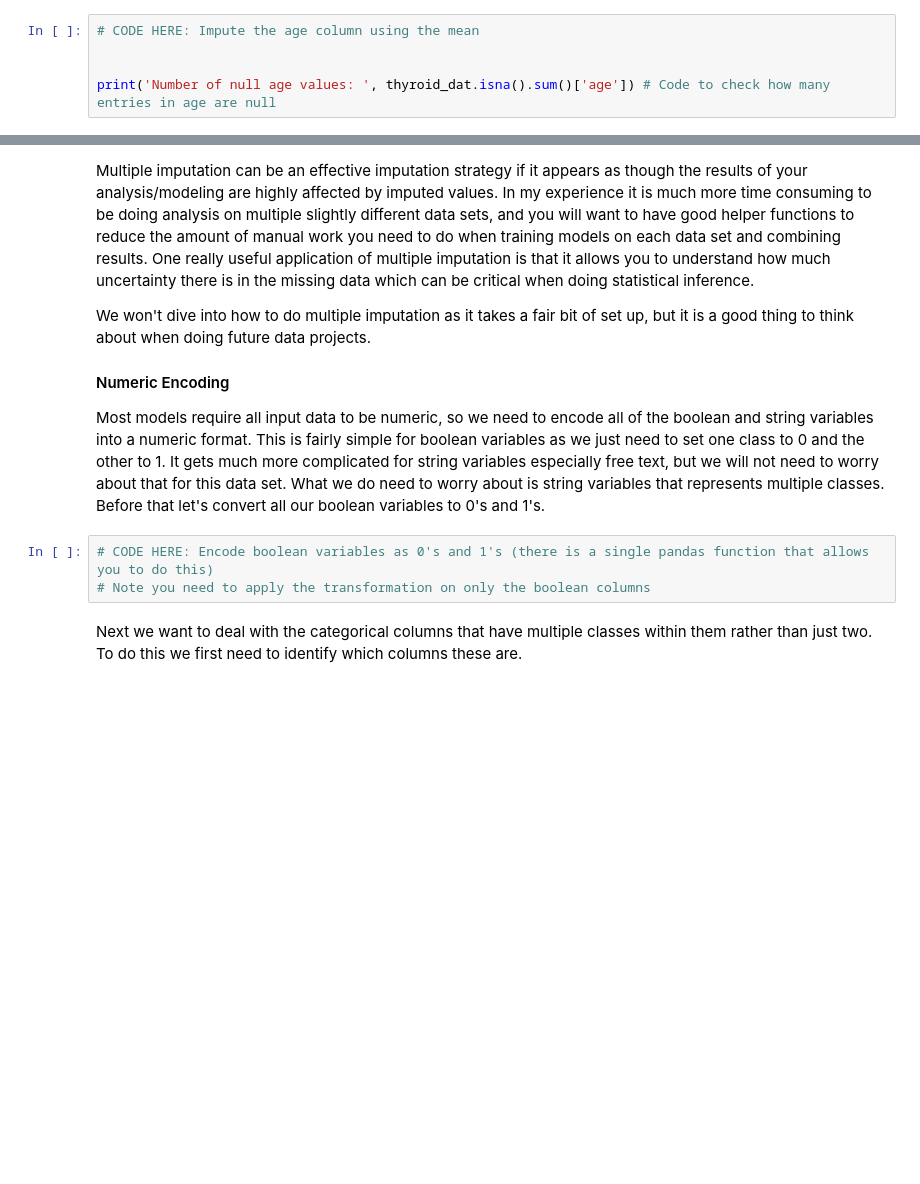
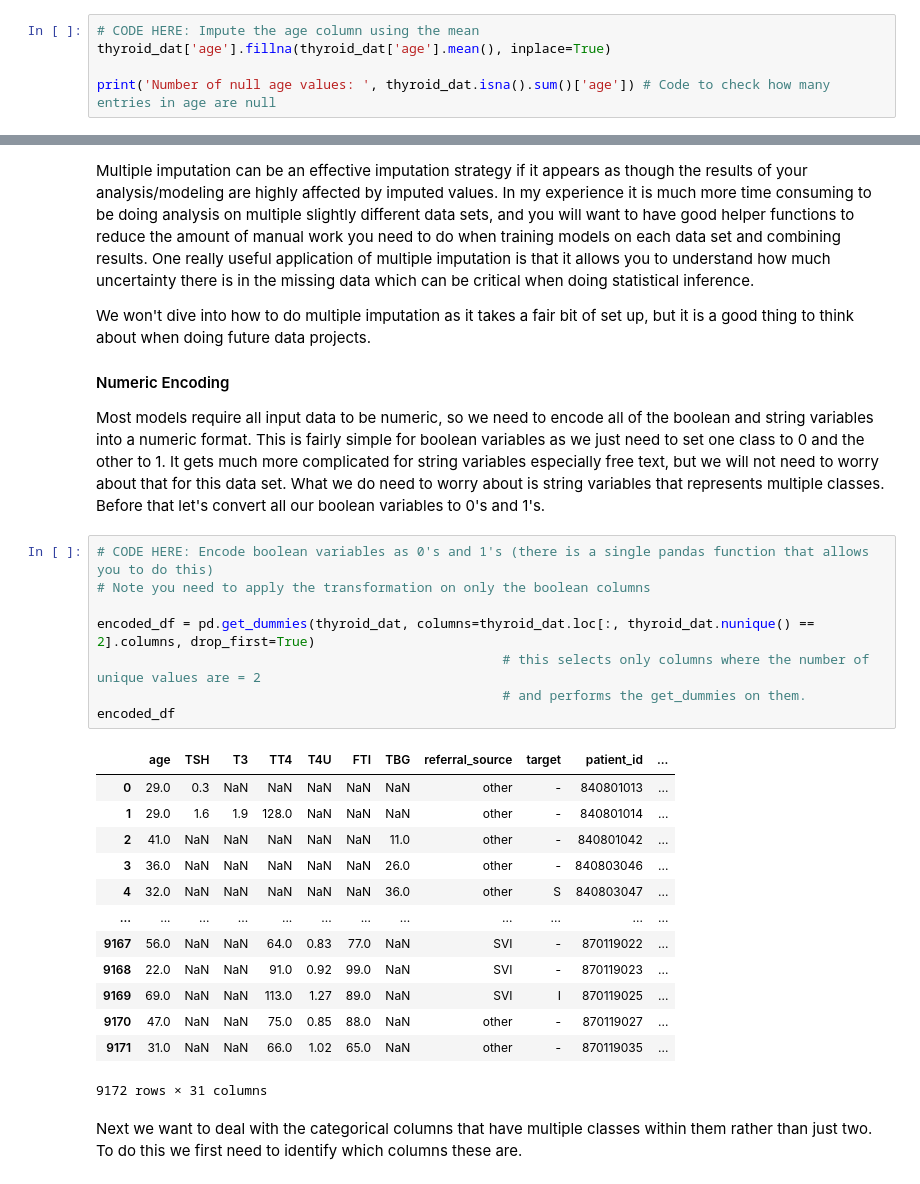
Before and after one commit to benwillallen/Rice-DEEP2024-Thyroid3, a Jupyter notebook: Chad_D_Intro_Notebook.ipynb, the cells around one changed output, grey strips where cells are left out. Saved outputs shown, nothing was run; the diff lists cells and outputs as text; blank space fills up the shorter version.

```diff
--- a/Chad_D_Intro_Notebook.ipynb
+++ b/Chad_D_Intro_Notebook.ipynb
@@ -129,6 +311,6 @@ Dropping rows is one of the most rudimentary ways to deal with missing values, a
 Imputing a single value for all missing values in a column is also very rudimentary and can get you in a lot of trouble in some cases. Ultimately, the thing to keep in mind is that imputing a single value is not simply going to replace the missing values, it is also going to change the data itself and the relationships within it. This can result in whatever analysis or modeling you do on this data to be misleading and make wrong conclusions because the data you are working with is not representative anymore of reality.
 # %%
 # CODE HERE: Impute the age column using the mean
-
+thyroid_dat['age'].fillna(thyroid_dat['age'].mean(), inplace=True)
 
 print('Number of null age values: ', thyroid_dat.isna().sum()['age']) # Code to check how many entries in age are null
@@ -193,6 +390,25 @@ Most models require all input data to be numeric, so we need to encode all of th
 # %%
 # CODE HERE: Encode boolean variables as 0's and 1's (there is a single pandas function that allows you to do this)
 # Note you need to apply the transformation on only the boolean columns
+
+encoded_df = pd.get_dummies(thyroid_dat, columns=thyroid_dat.loc[:, thyroid_dat.nunique() == 2].columns, drop_first=True)
+                                                    # this selects only columns where the number of unique values are = 2
+                                                    # and performs the get_dummies on them.
+encoded_df
+# %% [output]
+|  | age | TSH | T3 | TT4 | T4U | FTI | TBG | referral_source | target | patient_id | ... |
+| 0 | 29.0 | 0.3 | NaN | NaN | NaN | NaN | NaN | other | - | 840801013 | ... |
+| 1 | 29.0 | 1.6 | 1.9 | 128.0 | NaN | NaN | NaN | other | - | 840801014 | ... |
+| 2 | 41.0 | NaN | NaN | NaN | NaN | NaN | 11.0 | other | - | 840801042 | ... |
+| 3 | 36.0 | NaN | NaN | NaN | NaN | NaN | 26.0 | other | - | 840803046 | ... |
+| 4 | 32.0 | NaN | NaN | NaN | NaN | NaN | 36.0 | other | S | 840803047 | ... |
+| ... | ... | ... | ... | ... | ... | ... | ... | ... | ... | ... | ... |
+| 9167 | 56.0 | NaN | NaN | 64.0 | 0.83 | 77.0 | NaN | SVI | - | 870119022 | ... |
+| 9168 | 22.0 | NaN | NaN | 91.0 | 0.92 | 99.0 | NaN | SVI | - | 870119023 | ... |
+| 9169 | 69.0 | NaN | NaN | 113.0 | 1.27 | 89.0 | NaN | SVI | I | 870119025 | ... |
+| 9170 | 47.0 | NaN | NaN | 75.0 | 0.85 | 88.0 | NaN | other | - | 870119027 | ... |
+| 9171 | 31.0 | NaN | NaN | 66.0 | 1.02 | 65.0 | NaN | other | - | 870119035 | ... |
+9172 rows × 31 columns
 # %% [markdown]
 Next we want to deal with the categorical columns that have multiple classes within them rather than just two. To do this we first need to identify which columns these are.
 # %%
```
Also changed, not shown: parts of 22 cells of this notebook.
